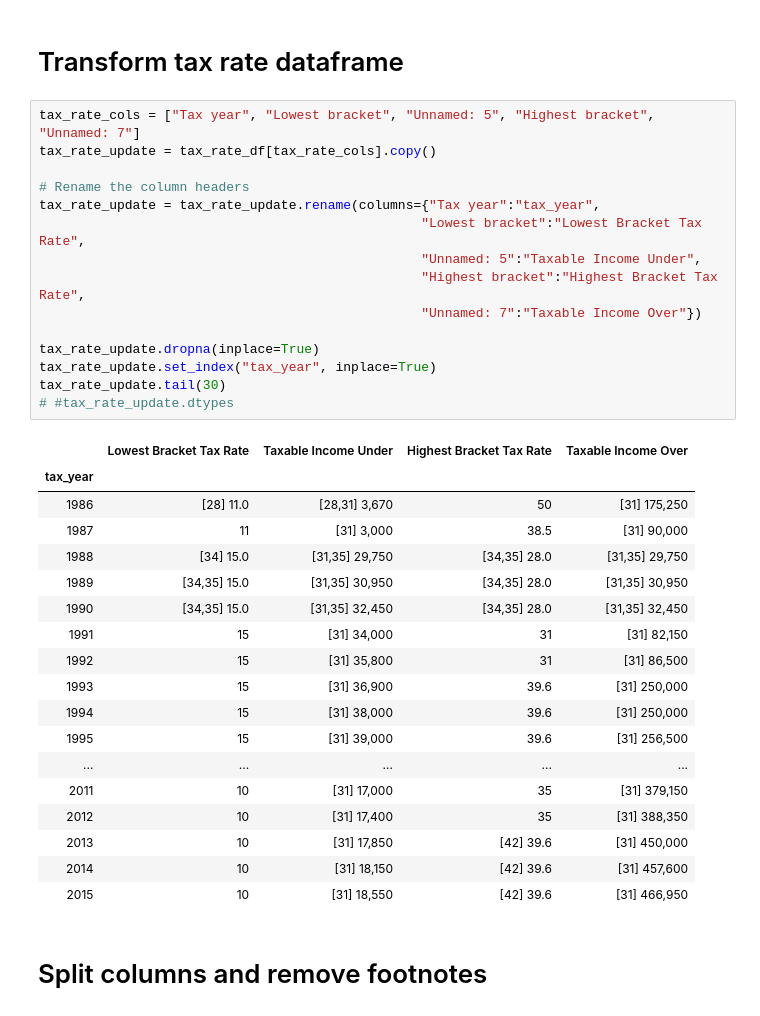
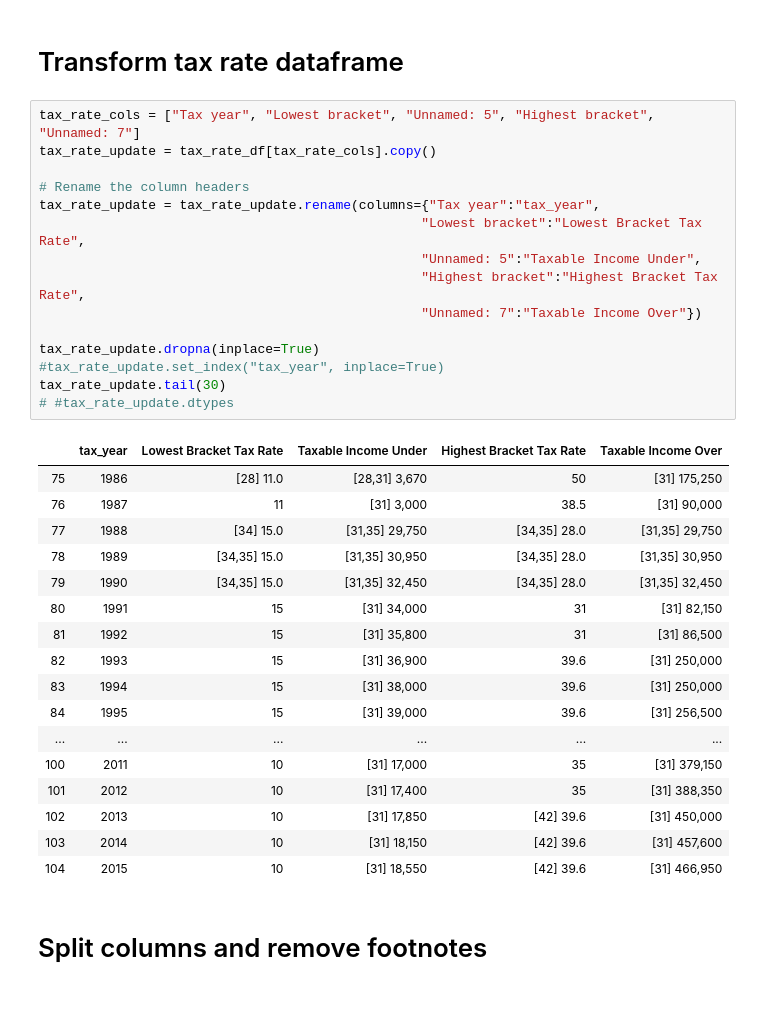
Before and after one commit to ErinMandell/ETL-Challenge, a Jupyter notebook: tax_rates.ipynb, the cells around one changed output. Drawn from its saved outputs; the diff is of its cells as text.

```diff
--- a/tax_rates.ipynb
+++ b/tax_rates.ipynb
@@ -45,37 +45,36 @@ tax_rate_df.tail(10)
 # %%
 tax_rate_cols = ["Tax year", "Lowest bracket", "Unnamed: 5", "Highest bracket", "Unnamed: 7"]
 tax_rate_update = tax_rate_df[tax_rate_cols].copy()
 
 # Rename the column headers
 tax_rate_update = tax_rate_update.rename(columns={"Tax year":"tax_year",
                                                  "Lowest bracket":"Lowest Bracket Tax Rate",
                                                  "Unnamed: 5":"Taxable Income Under",
                                                  "Highest bracket":"Highest Bracket Tax Rate",
                                                  "Unnamed: 7":"Taxable Income Over"})
 
 tax_rate_update.dropna(inplace=True)
-tax_rate_update.set_index("tax_year", inplace=True)
+#tax_rate_update.set_index("tax_year", inplace=True)
 tax_rate_update.tail(30)
 # #tax_rate_update.dtypes
 # %% [output]
-|  | Lowest Bracket Tax Rate | Taxable Income Under | Highest Bracket Tax Rate | Taxable Income Over |
-| tax_year |  |  |  |  |
-| 1986 | [28] 11.0 | [28,31] 3,670 | 50 | [31] 175,250 |
-| 1987 | 11 | [31] 3,000 | 38.5 | [31] 90,000 |
-| 1988 | [34] 15.0 | [31,35] 29,750 | [34,35] 28.0 | [31,35] 29,750 |
-| 1989 | [34,35] 15.0 | [31,35] 30,950 | [34,35] 28.0 | [31,35] 30,950 |
-| 1990 | [34,35] 15.0 | [31,35] 32,450 | [34,35] 28.0 | [31,35] 32,450 |
-| 1991 | 15 | [31] 34,000 | 31 | [31] 82,150 |
-| 1992 | 15 | [31] 35,800 | 31 | [31] 86,500 |
-| 1993 | 15 | [31] 36,900 | 39.6 | [31] 250,000 |
-| 1994 | 15 | [31] 38,000 | 39.6 | [31] 250,000 |
-| 1995 | 15 | [31] 39,000 | 39.6 | [31] 256,500 |
-| ... | ... | ... | ... | ... |
-| 2011 | 10 | [31] 17,000 | 35 | [31] 379,150 |
-| 2012 | 10 | [31] 17,400 | 35 | [31] 388,350 |
-| 2013 | 10 | [31] 17,850 | [42] 39.6 | [31] 450,000 |
-| 2014 | 10 | [31] 18,150 | [42] 39.6 | [31] 457,600 |
-| 2015 | 10 | [31] 18,550 | [42] 39.6 | [31] 466,950 |
+|  | tax_year | Lowest Bracket Tax Rate | Taxable Income Under | Highest Bracket Tax Rate | Taxable Income Over |
+| 75 | 1986 | [28] 11.0 | [28,31] 3,670 | 50 | [31] 175,250 |
+| 76 | 1987 | 11 | [31] 3,000 | 38.5 | [31] 90,000 |
+| 77 | 1988 | [34] 15.0 | [31,35] 29,750 | [34,35] 28.0 | [31,35] 29,750 |
+| 78 | 1989 | [34,35] 15.0 | [31,35] 30,950 | [34,35] 28.0 | [31,35] 30,950 |
+| 79 | 1990 | [34,35] 15.0 | [31,35] 32,450 | [34,35] 28.0 | [31,35] 32,450 |
+| 80 | 1991 | 15 | [31] 34,000 | 31 | [31] 82,150 |
+| 81 | 1992 | 15 | [31] 35,800 | 31 | [31] 86,500 |
+| 82 | 1993 | 15 | [31] 36,900 | 39.6 | [31] 250,000 |
+| 83 | 1994 | 15 | [31] 38,000 | 39.6 | [31] 250,000 |
+| 84 | 1995 | 15 | [31] 39,000 | 39.6 | [31] 256,500 |
+| ... | ... | ... | ... | ... | ... |
+| 100 | 2011 | 10 | [31] 17,000 | 35 | [31] 379,150 |
+| 101 | 2012 | 10 | [31] 17,400 | 35 | [31] 388,350 |
+| 102 | 2013 | 10 | [31] 17,850 | [42] 39.6 | [31] 450,000 |
+| 103 | 2014 | 10 | [31] 18,150 | [42] 39.6 | [31] 457,600 |
+| 104 | 2015 | 10 | [31] 18,550 | [42] 39.6 | [31] 466,950 |
 # %% [markdown]
 # Split columns and remove footnotes
 # %%
```
Also changed, not shown: parts of 6 cells of this notebook.
